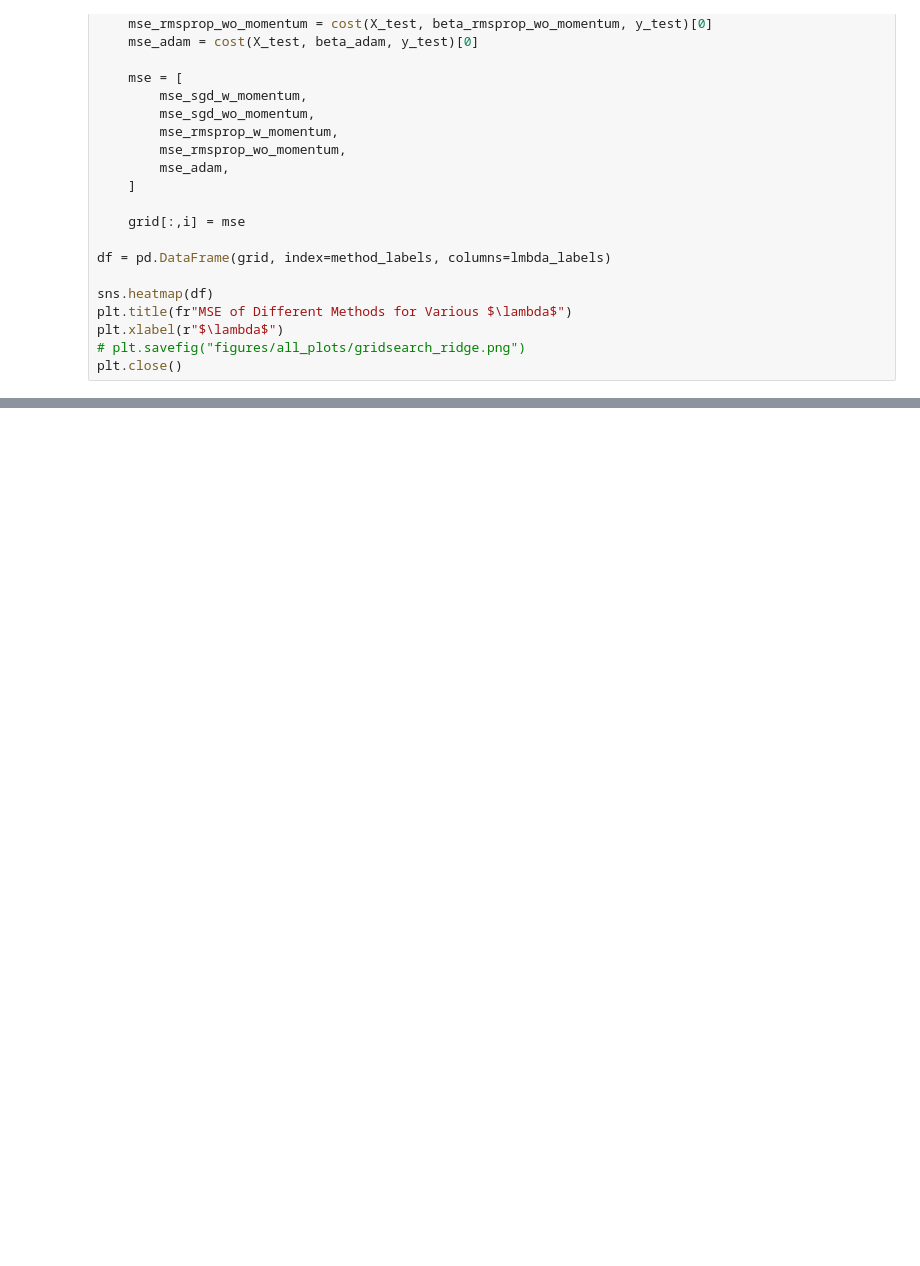
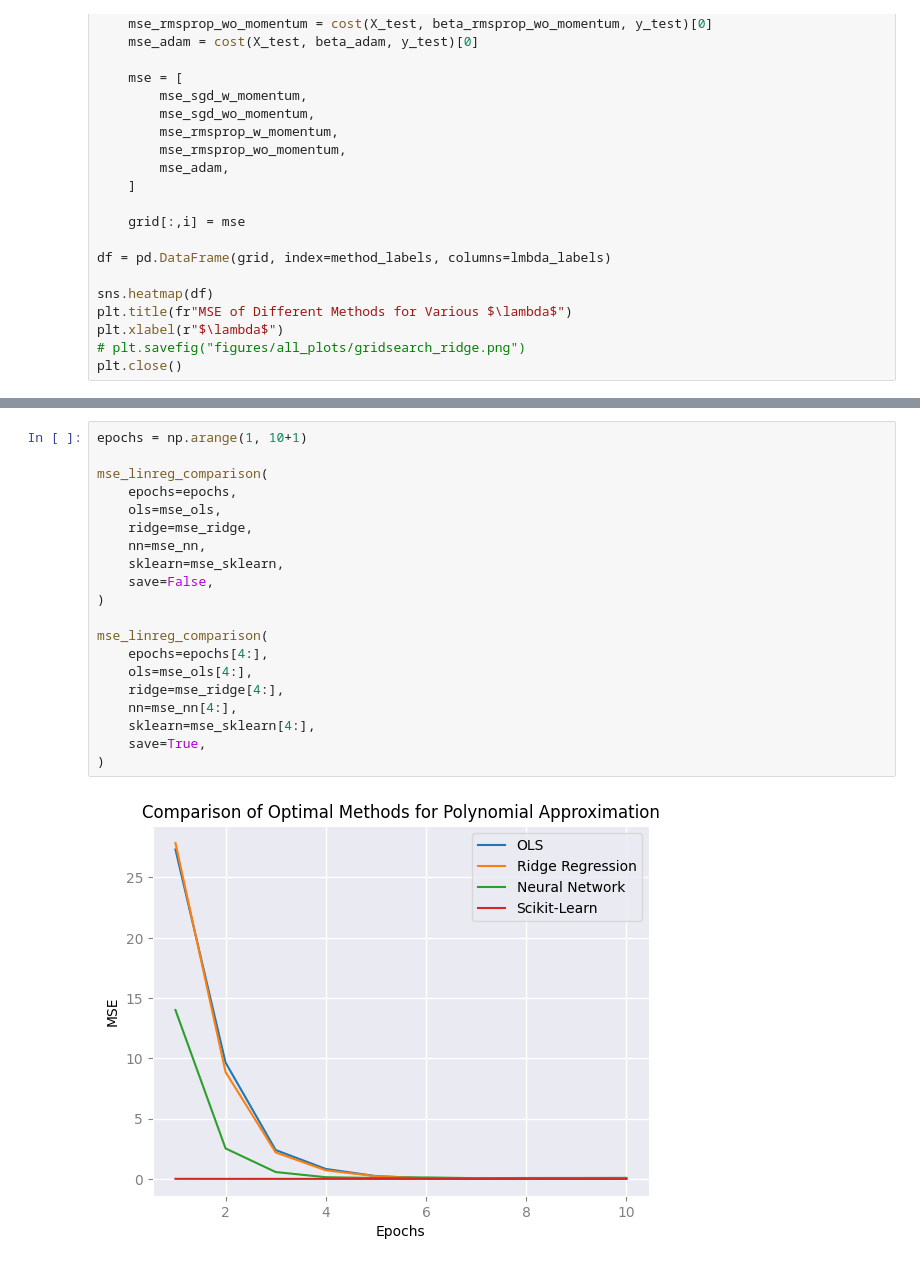
Before and after one commit to emmastorberg/FYS-STK4155_Project2, a Jupyter notebook: plots.ipynb, the cells around one changed output, grey strips where cells are left out. Drawn from its saved outputs; the diff is of its cells as text; blank space fills up the shorter version.

```diff
--- a/plots.ipynb
+++ b/plots.ipynb
@@ -342,0 +401,22 @@ accuracy_with_different_activationfuncs_in_hidden_layers(
+# %%
+epochs = np.arange(1, 10+1)
+
+mse_linreg_comparison(
+    epochs=epochs,
+    ols=mse_ols,
+    ridge=mse_ridge,
+    nn=mse_nn,
+    sklearn=mse_sklearn,
+    save=False,
+)
+
+mse_linreg_comparison(
+    epochs=epochs[4:],
+    ols=mse_ols[4:],
+    ridge=mse_ridge[4:],
+    nn=mse_nn[4:],
+    sklearn=mse_sklearn[4:],
+    save=True,
+)
+# %% [output]
+[figure, added]
```
Also changed, not shown: parts of 10 cells of this notebook, 3 other files.
